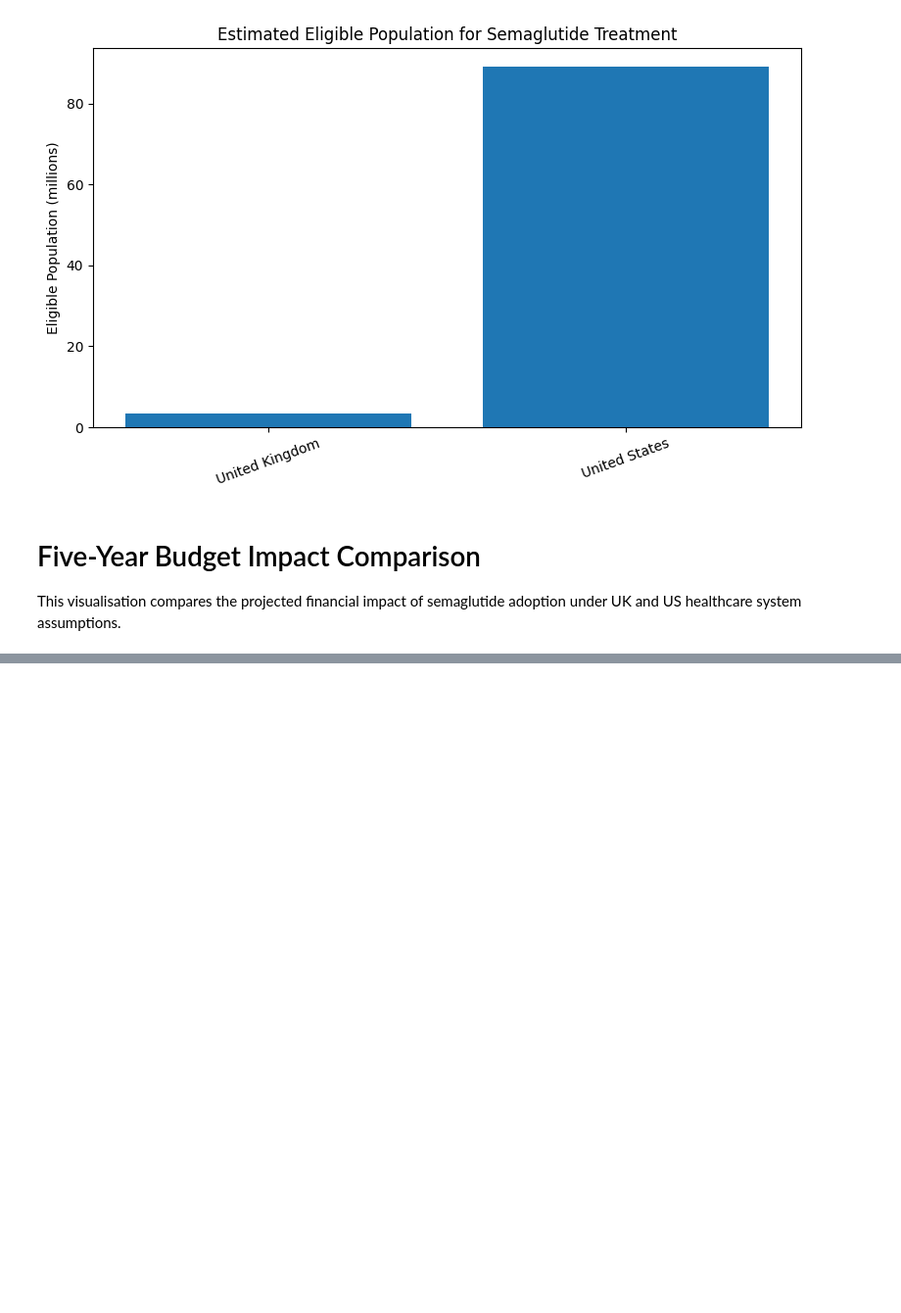
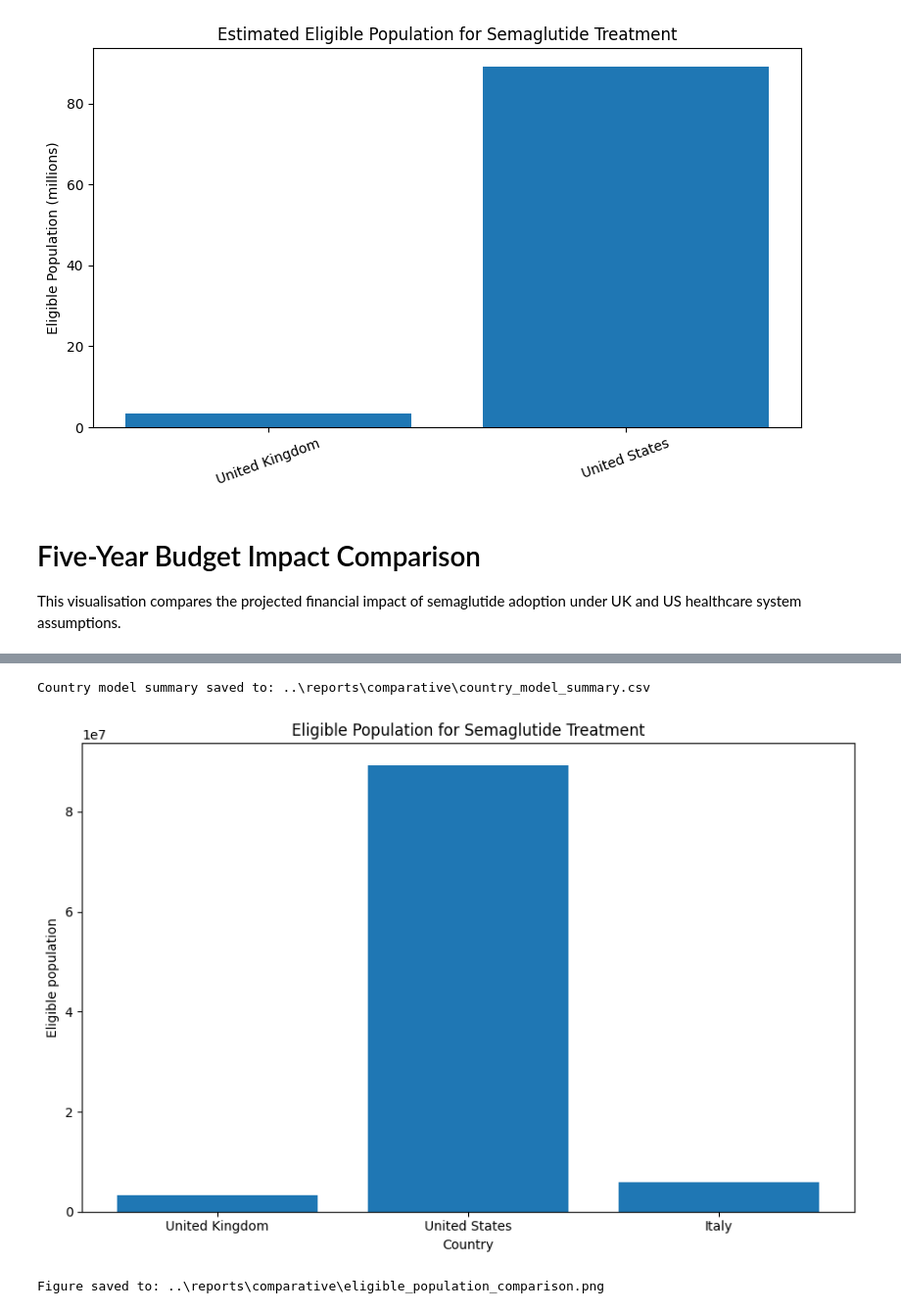
Before and after one commit to saffam/semaglutide-budget-impact-models, a Jupyter notebook: notebooks/05_country_comparison.ipynb, the cells around one changed output, grey strips where cells are left out. Shown at 98% size. Cells and saved outputs as stored; diff of their text form; code cells hidden in the pictures; blank space fills up the shorter version.

```diff
--- a/notebooks/05_country_comparison.ipynb
+++ b/notebooks/05_country_comparison.ipynb
@@ -368,0 +488,44 @@ plt.show()
+# %%
+# Save cross-country model summary
+
+summary_csv_path = comparative_dir / "country_model_summary.csv"
+
+country_summary.to_csv(
+    summary_csv_path,
+    index=False
+)
+
+print(f"Country model summary saved to: {summary_csv_path}")
+# %% [output]
+Country model summary saved to: ..\reports\comparative\country_model_summary.csv
+# %%
+# Eligible population comparison
+
+fig, ax = plt.subplots(figsize=(9, 6))
+
+ax.bar(
+    country_summary["Country"],
+    country_summary["Eligible Population"]
+)
+
+ax.set_title("Eligible Population for Semaglutide Treatment")
+ax.set_ylabel("Eligible population")
+ax.set_xlabel("Country")
+
+plt.xticks(rotation=0)
+plt.tight_layout()
+
+eligible_figure_path = comparative_dir / "eligible_population_comparison.png"
+
+plt.savefig(
+    eligible_figure_path,
+    dpi=300,
+    bbox_inches="tight"
+)
+
+plt.show()
+
+print(f"Figure saved to: {eligible_figure_path}")
+# %% [output]
+[figure, added]
+Figure saved to: ..\reports\comparative\eligible_population_comparison.png
```
Also changed, not shown: parts of 24 cells of this notebook, 1 other file.
